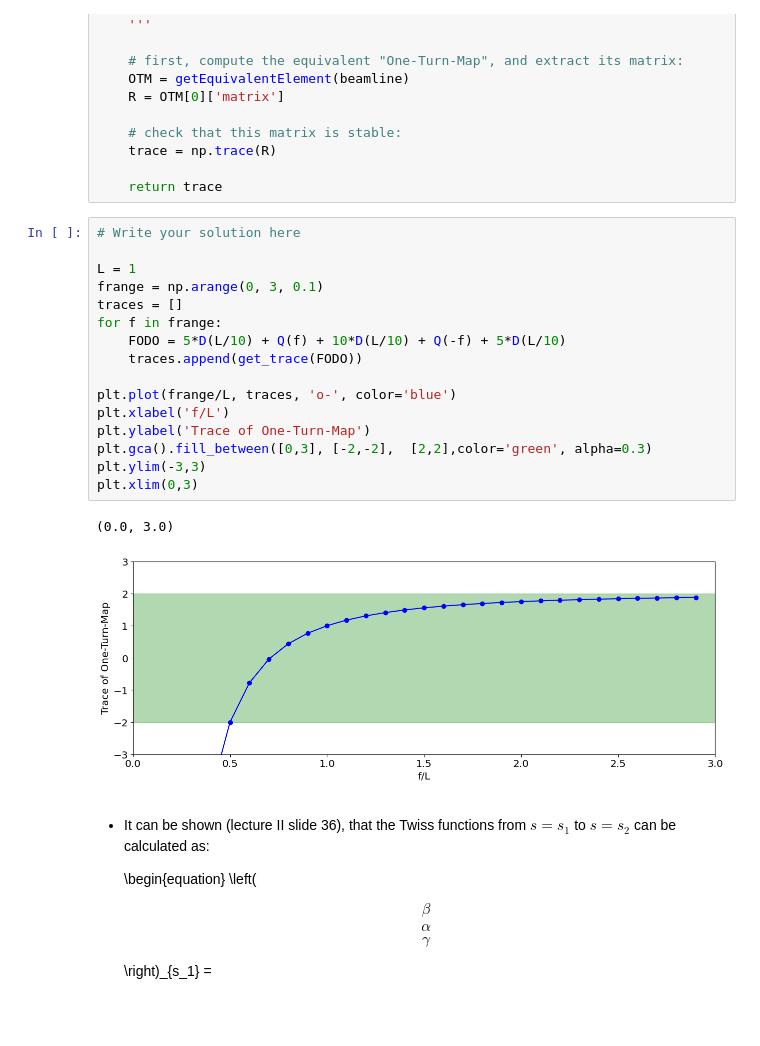
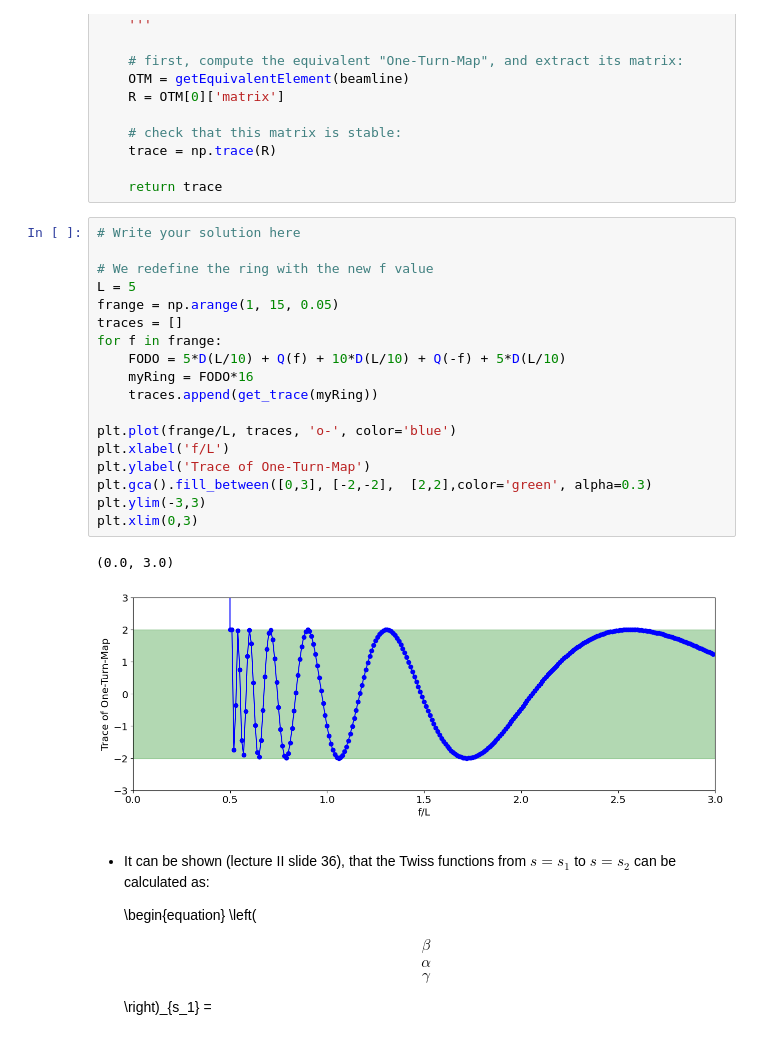
Before and after one commit to tprebiba/accelerators-teaching, a Jupyter notebook: 01_AUTH-2024_Accelerator_Physics/03_Single_Particle_Ring_SOLUTIONS.ipynb, the cells around one changed output. Cells and saved outputs as stored; diff of their text form.

```diff
--- a/01_AUTH-2024_Accelerator_Physics/03_Single_Particle_Ring_SOLUTIONS.ipynb
+++ b/01_AUTH-2024_Accelerator_Physics/03_Single_Particle_Ring_SOLUTIONS.ipynb
@@ -241,22 +240,24 @@ def get_trace(beamline):
 # %%
 # Write your solution here
 
-L = 1
-frange = np.arange(0, 3, 0.1)
+# We redefine the ring with the new f value
+L = 5
+frange = np.arange(1, 15, 0.05)
 traces = []
 for f in frange:
     FODO = 5*D(L/10) + Q(f) + 10*D(L/10) + Q(-f) + 5*D(L/10)
-    traces.append(get_trace(FODO))
+    myRing = FODO*16
+    traces.append(get_trace(myRing))
 
 plt.plot(frange/L, traces, 'o-', color='blue')
 plt.xlabel('f/L')
 plt.ylabel('Trace of One-Turn-Map')
 plt.gca().fill_between([0,3], [-2,-2],  [2,2],color='green', alpha=0.3)
 plt.ylim(-3,3)
 plt.xlim(0,3)
 # %% [output]
 (0.0, 3.0)
-[figure, old version]
+[figure, new version]
 # %% [markdown]
 - It can be shown (lecture II slide 36), that the Twiss functions from $s=s_1$ to $s=s_2$ can be calculated as:
 
```
Also changed, not shown: parts of 12 cells of this notebook, 2 other files.
